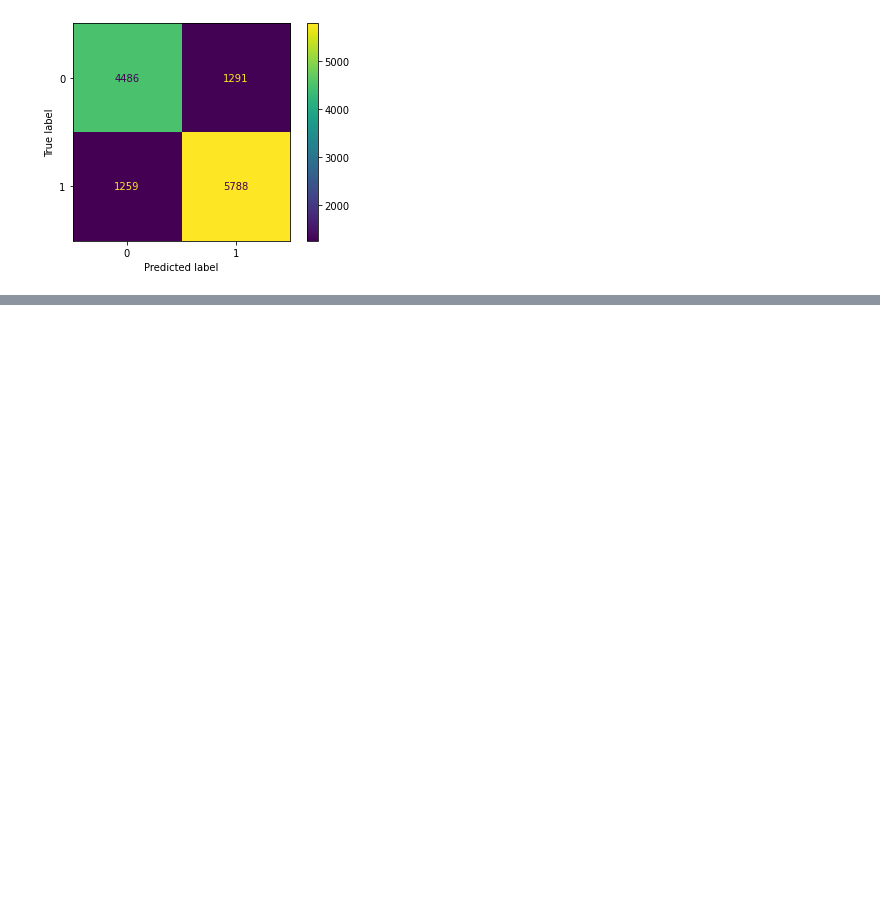
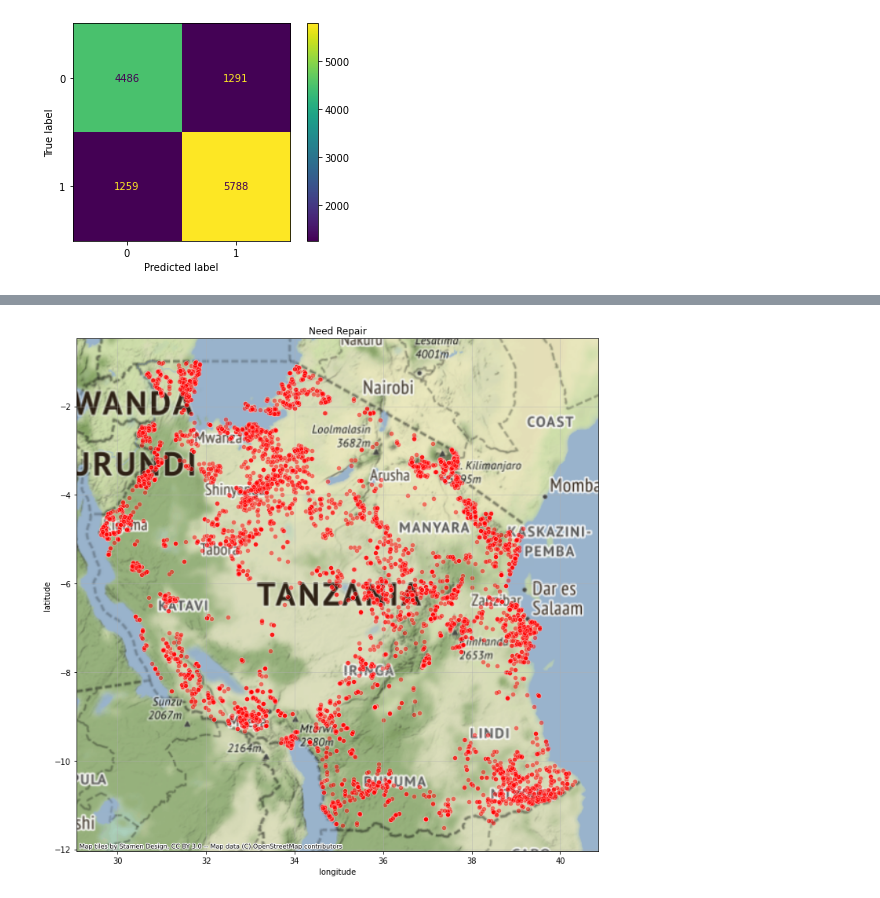
Before and after one commit to AHMET16/Tanzania-Ministry-of-Water, a Jupyter notebook: Untitled.ipynb, the cells around one changed output, grey strips where cells are left out. Saved outputs shown, nothing was run; the diff lists cells and outputs as text; code cells hidden in the pictures; blank space fills up the shorter version.

```diff
--- a/Untitled.ipynb
+++ b/Untitled.ipynb
@@ -575,0 +646,24 @@ plot_confusion_matrix(avg, X_test_clean, y_test)
+# %%
+temp_0 = df3.loc[(df3['longitude'] != 0.0) & (df3['latitude'] != 0.0)]
+
+
+temp_00 = temp_0.loc[(df3['targets'] == 0)]
+
+dropper = temp_00
+
+fig, ax = plt.subplots(figsize=(18,12))
+
+countries = gpd.read_file(gpd.datasets.get_path("naturalearth_lowres"))
+
+sns.scatterplot(x = dropper['longitude'], y = dropper['latitude'], color = "red", alpha = .5)
+
+ax.grid(b=True, alpha=0.5)
+
+cx.add_basemap(ax, crs=countries.crs.to_string())
+ax.set(title='Need Repair')
+
+
+plt.show()
+# fig.savefig("need_repair.png") # Saving the resulting map as a .png file
+# %% [output]
+[figure, added]
```
Also changed, not shown: parts of 16 cells of this notebook.
